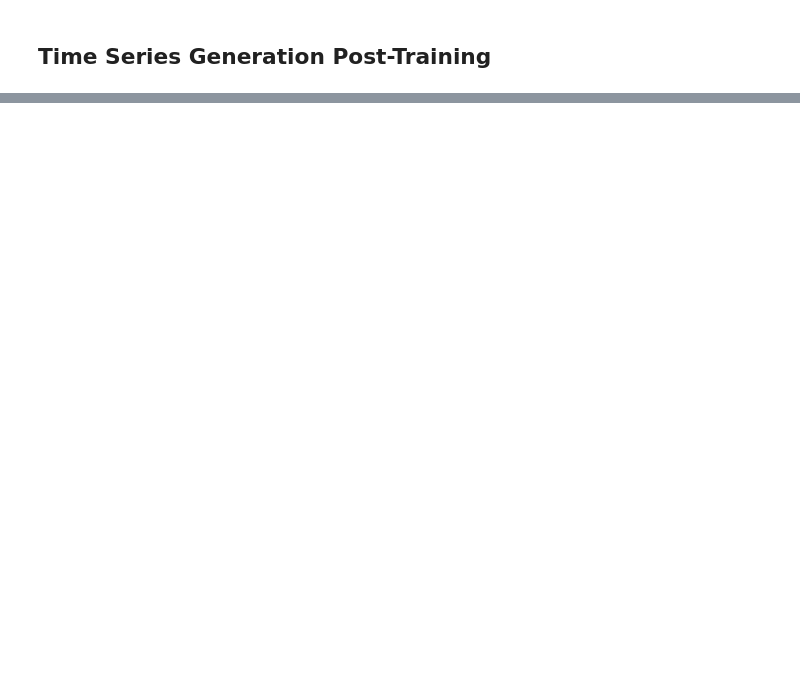
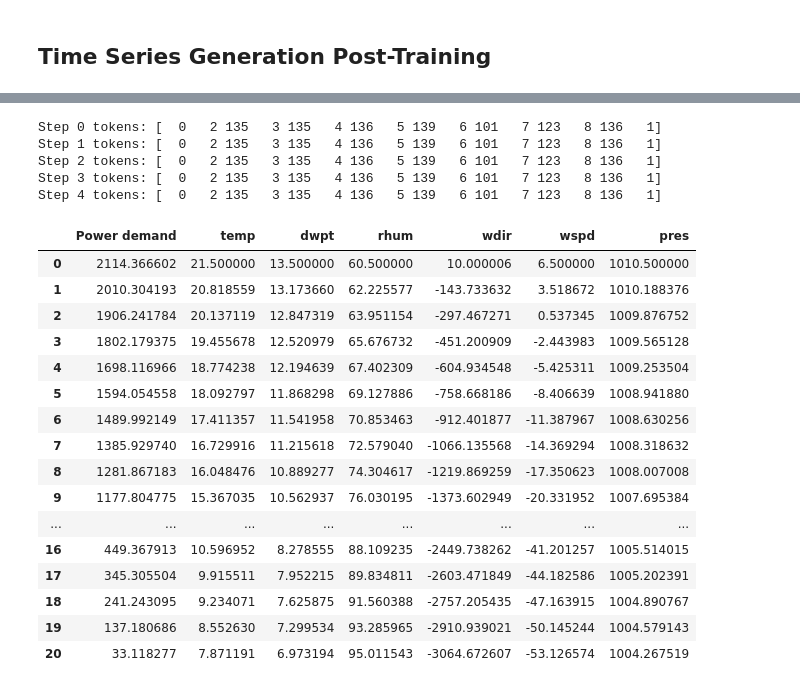
Before and after one commit to martinlie/vector-tokenizer, a Jupyter notebook: vector-tokenizer/2b tokenize2.ipynb, the cells around one changed output, grey strips where cells are left out. Cells and saved outputs as stored; diff of their text form; code cells hidden in the pictures; blank space fills up the shorter version.

```diff
--- a/vector-tokenizer/2b tokenize2.ipynb
+++ b/vector-tokenizer/2b tokenize2.ipynb
@@ -318,2 +833,33 @@ Y_test = X.iloc[t+max_new_tokens:t+max_new_tokens+max_new_tokens].reset_index(dr
+# %%
+for i, t in enumerate(gen_tokens[:5]):
+    t_clean = trim_at_eos(t)
+    print(f"Step {i} tokens:", t_clean)
+# %% [output]
+Step 0 tokens: [  0   2 135   3 135   4 136   5 139   6 101   7 123   8 136   1]
+Step 1 tokens: [  0   2 135   3 135   4 136   5 139   6 101   7 123   8 136   1]
+Step 2 tokens: [  0   2 135   3 135   4 136   5 139   6 101   7 123   8 136   1]
+Step 3 tokens: [  0   2 135   3 135   4 136   5 139   6 101   7 123   8 136   1]
+Step 4 tokens: [  0   2 135   3 135   4 136   5 139   6 101   7 123   8 136   1]
+# %%
+X_gen_space = pd.DataFrame(X_gen, columns=X.columns) * sigma + mu
+X_gen_space
+# %% [output]
+|  | Power demand | temp | dwpt | rhum | wdir | wspd | pres |
+| 0 | 2114.366602 | 21.500000 | 13.500000 | 60.500000 | 10.000006 | 6.500000 | 1010.500000 |
+| 1 | 2010.304193 | 20.818559 | 13.173660 | 62.225577 | -143.733632 | 3.518672 | 1010.188376 |
+| 2 | 1906.241784 | 20.137119 | 12.847319 | 63.951154 | -297.467271 | 0.537345 | 1009.876752 |
+| 3 | 1802.179375 | 19.455678 | 12.520979 | 65.676732 | -451.200909 | -2.443983 | 1009.565128 |
+| 4 | 1698.116966 | 18.774238 | 12.194639 | 67.402309 | -604.934548 | -5.425311 | 1009.253504 |
+| 5 | 1594.054558 | 18.092797 | 11.868298 | 69.127886 | -758.668186 | -8.406639 | 1008.941880 |
+| 6 | 1489.992149 | 17.411357 | 11.541958 | 70.853463 | -912.401877 | -11.387967 | 1008.630256 |
+| 7 | 1385.929740 | 16.729916 | 11.215618 | 72.579040 | -1066.135568 | -14.369294 | 1008.318632 |
+| 8 | 1281.867183 | 16.048476 | 10.889277 | 74.304617 | -1219.869259 | -17.350623 | 1008.007008 |
+| 9 | 1177.804775 | 15.367035 | 10.562937 | 76.030195 | -1373.602949 | -20.331952 | 1007.695384 |
+| ... | ... | ... | ... | ... | ... | ... | ... |
+| 16 | 449.367913 | 10.596952 | 8.278555 | 88.109235 | -2449.738262 | -41.201257 | 1005.514015 |
+| 17 | 345.305504 | 9.915511 | 7.952215 | 89.834811 | -2603.471849 | -44.182586 | 1005.202391 |
+| 18 | 241.243095 | 9.234071 | 7.625875 | 91.560388 | -2757.205435 | -47.163915 | 1004.890767 |
+| 19 | 137.180686 | 8.552630 | 7.299534 | 93.285965 | -2910.939021 | -50.145244 | 1004.579143 |
+| 20 | 33.118277 | 7.871191 | 6.973194 | 95.011543 | -3064.672607 | -53.126574 | 1004.267519 |
 # %%
 plt.figure(figsize=(12, 4))
```
Also changed, not shown: parts of 24 cells of this notebook, 4 other files.
